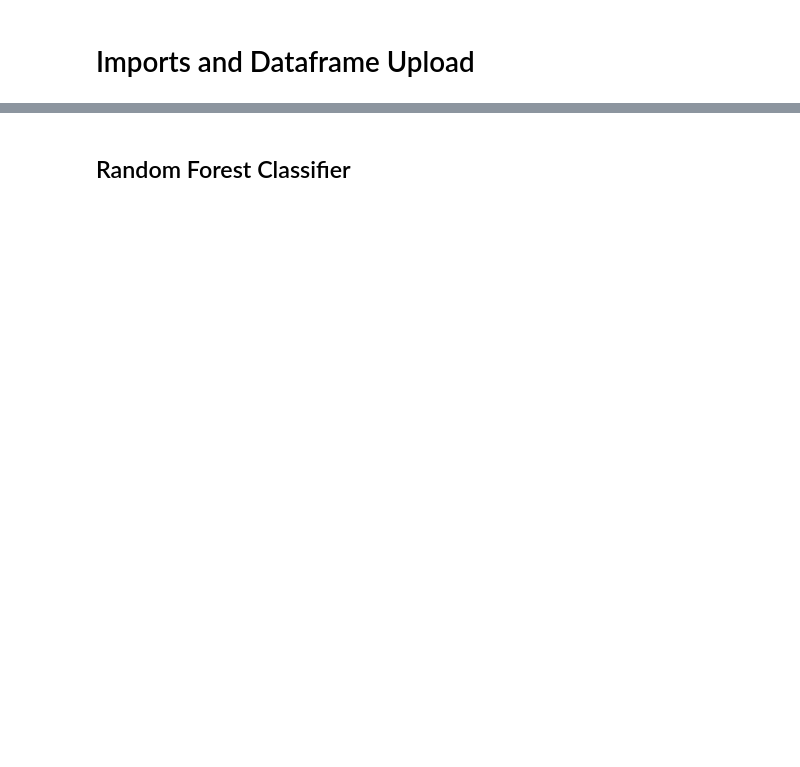
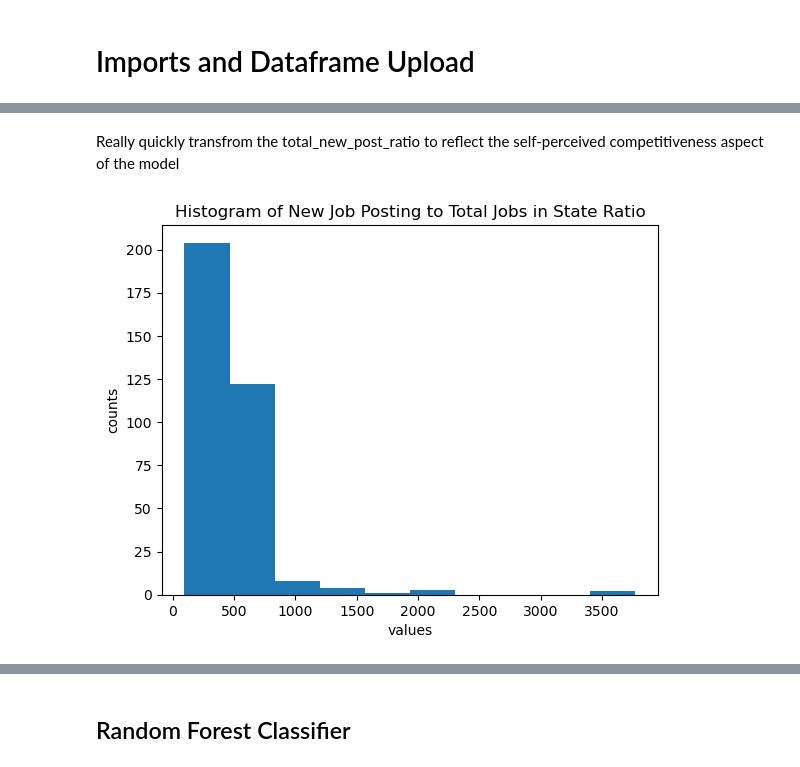
Before and after one commit to gisthuband/Capstone_2_DS_Job_Locator, a Jupyter notebook: modeling.ipynb, the cells around one changed output, grey strips where cells are left out. Cells and saved outputs as stored; diff of their text form; code cells hidden in the pictures; blank space fills up the shorter version.

```diff
--- a/modeling.ipynb
+++ b/modeling.ipynb
@@ -74,3 +78,13 @@ df.head()
 | 2 | 160000.000000 | 135000.000000 | WI | Madison | Manager - IT Infrastructure Engin... | 3.9 | UW Credit Union | ... |
 | 3 | 84000.000000 | 59000.000000 | WI | Wausau | Associate Stop Loss Underwriter | 2.7 | The Insurance Center | ... |
 | 4 | 87000.000000 | 58000.000000 | WI | New Berlin | Supply Chain Data Analyst (Day Sh... | 3.5 | DB SCHENKER | ... |
+# %% [markdown]
+Really quickly transfrom the total_new_post_ratio to reflect the self-perceived competitiveness aspect of the model
+# %%
+plt.hist(df['total_new_post_rat'])
+plt.xlabel('values')
+plt.ylabel('counts')
+plt.title('Histogram of New Job Posting to Total Jobs in State Ratio')
+plt.show()
+# %% [output]
+[figure, added]
```
Also changed, not shown: parts of 18 cells of this notebook.
